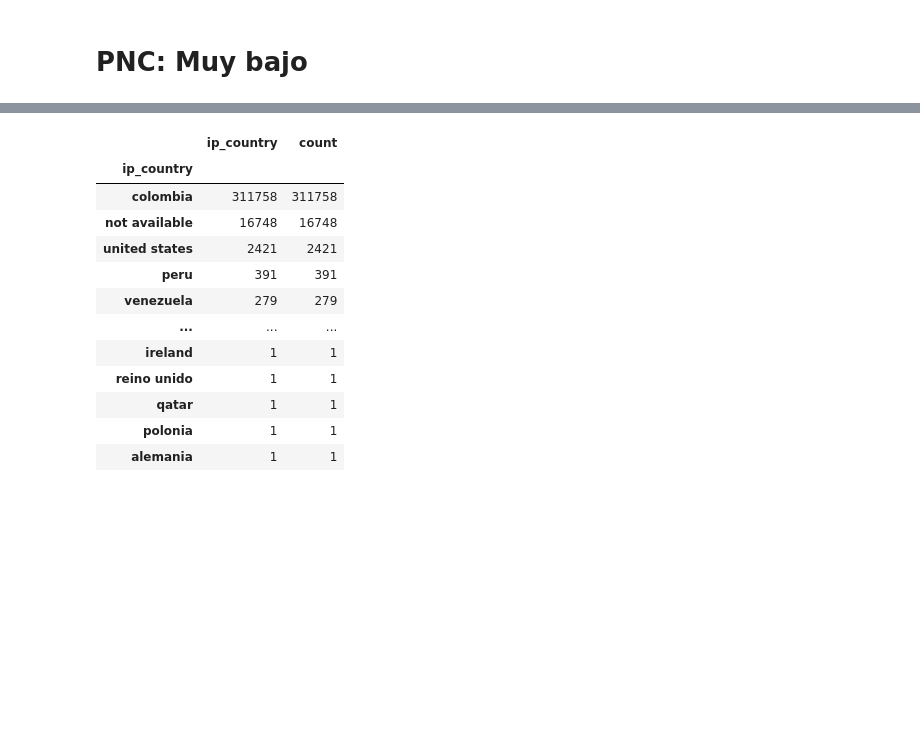
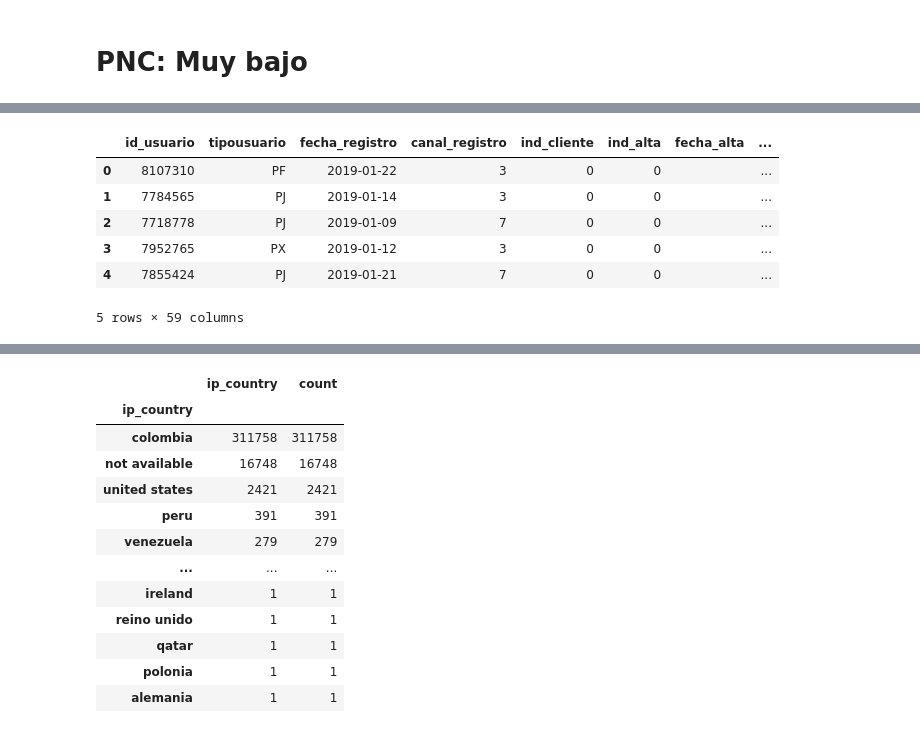
Before and after one commit to boschmateo/prediccion_ecommerce, a Jupyter notebook: 03 - Understanding the models.ipynb, the cells around one changed output, grey strips where cells are left out. Cells and saved outputs as stored; diff of their text form; code cells hidden in the pictures; blank space fills up the shorter version.

```diff
--- a/03 - Understanding the models.ipynb
+++ b/03 - Understanding the models.ipynb
@@ -83,2 +99,12 @@ pnc_mb.shape
+# %%
+pnc_mb.head()
+# %% [output]
+|  | id_usuario | tipousuario | fecha_registro | canal_registro | ind_cliente | ind_alta | fecha_alta | ... |
+| 0 | 8107310 | PF | 2019-01-22 | 3 | 0 | 0 |  | ... |
+| 1 | 7784565 | PJ | 2019-01-14 | 3 | 0 | 0 |  | ... |
+| 2 | 7718778 | PJ | 2019-01-09 | 7 | 0 | 0 |  | ... |
+| 3 | 7952765 | PX | 2019-01-12 | 3 | 0 | 0 |  | ... |
+| 4 | 7855424 | PJ | 2019-01-21 | 7 | 0 | 0 |  | ... |
+5 rows × 59 columns
 # %%
 title = "Usuarios con un potencial nivel de compra muy bajo"
```
Also changed, not shown: parts of 11 cells of this notebook, 12 other files.
